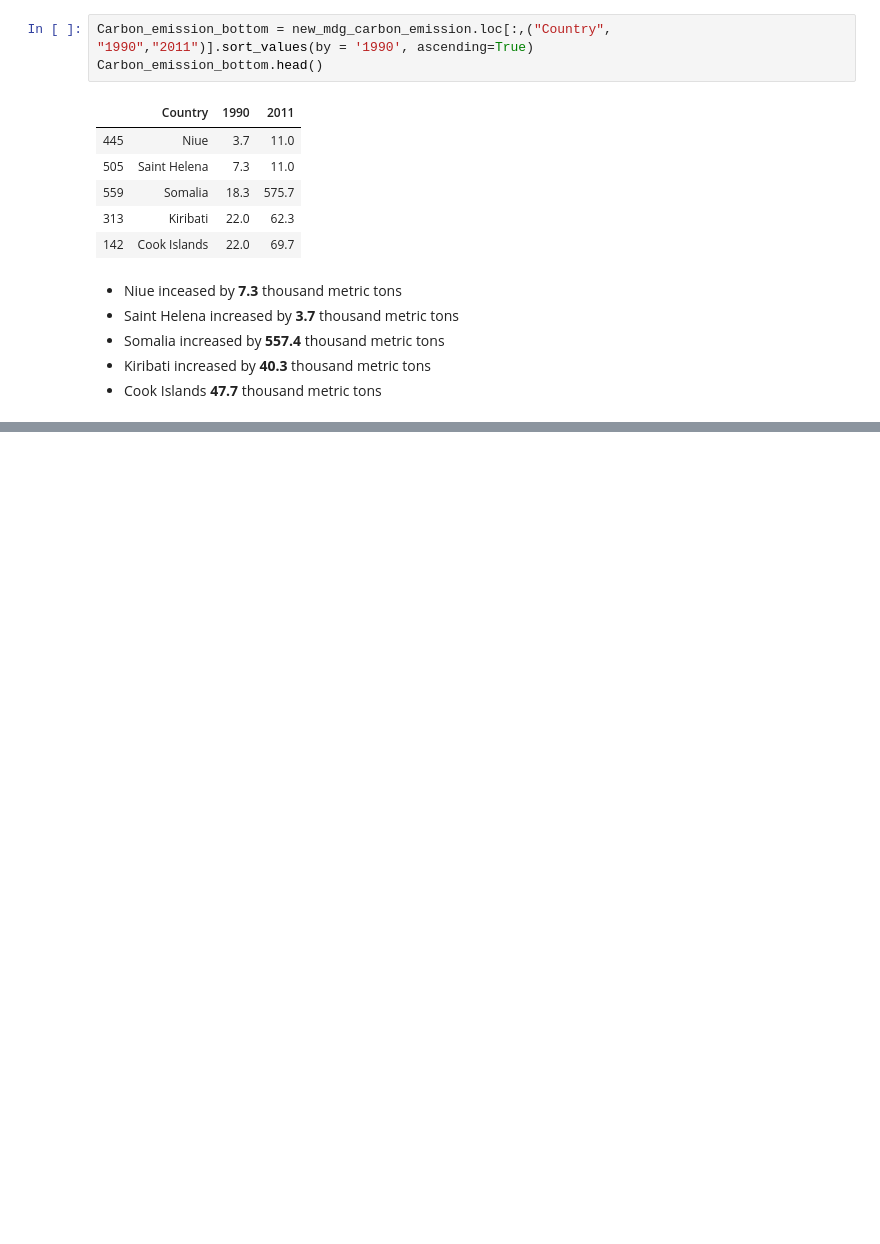
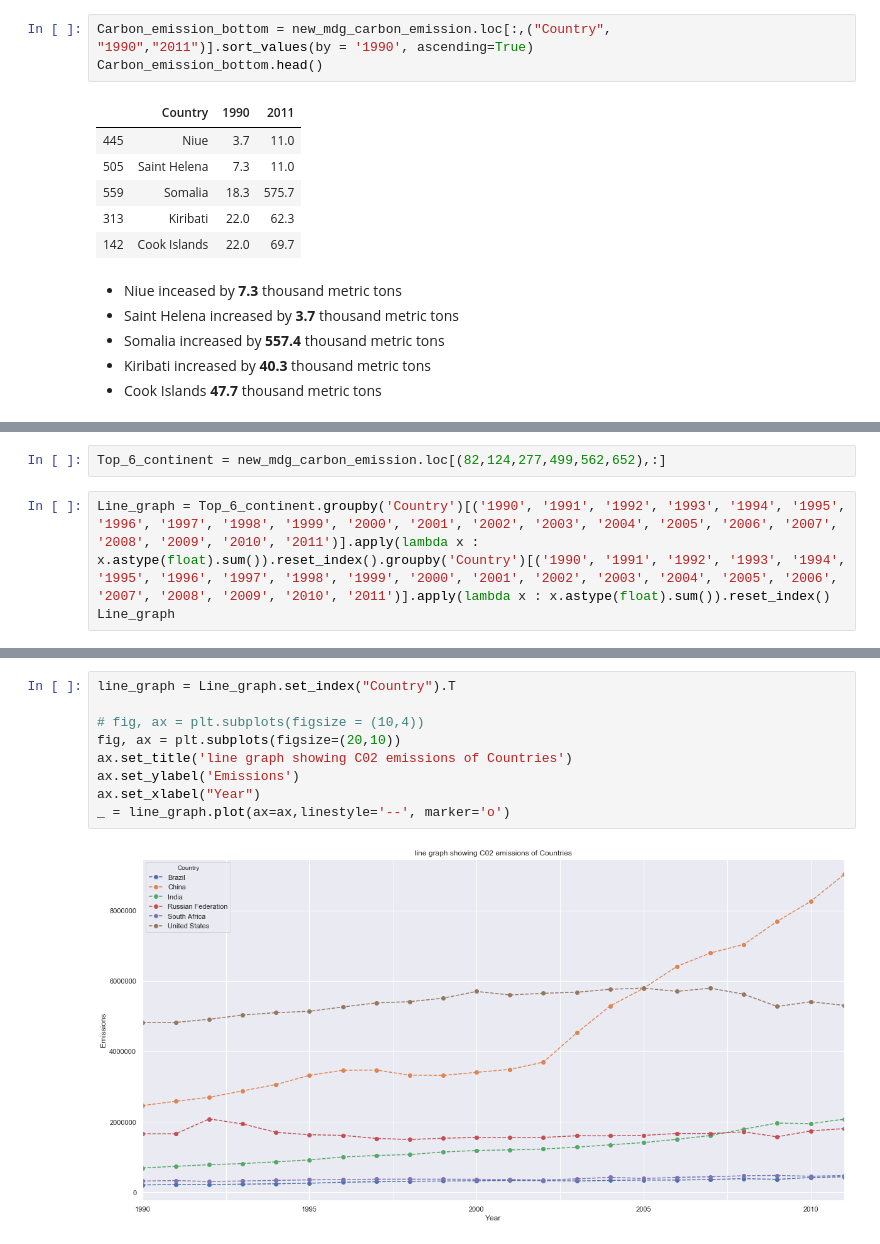
Before and after one commit to KhomotsoT/statistical-thinking, a Jupyter notebook: Statistical-thinking.ipynb, the cells around one changed output, grey strips where cells are left out. Saved outputs shown, nothing was run; the diff lists cells and outputs as text; blank space fills up the shorter version.

```diff
--- a/Statistical-thinking.ipynb
+++ b/Statistical-thinking.ipynb
@@ -432,0 +524,5 @@ Carbon_emission_bottom.head()
+# %%
+Top_6_continent = new_mdg_carbon_emission.loc[(82,124,277,499,562,652),:]
+# %%
+Line_graph = Top_6_continent.groupby('Country')[('1990', '1991', '1992', '1993', '1994', '1995', '1996', '1997', '1998', '1999', '2000', '2001', '2002', '2003', '2004', '2005', '2006', '2007', '2008', '2009', '2010', '2011')].apply(lambda x : x.astype(float).sum()).reset_index().groupby('Country')[('1990', '1991', '1992', '1993', '1994', '1995', '1996', '1997', '1998', '1999', '2000', '2001', '2002', '2003', '2004', '2005', '2006', '2007', '2008', '2009', '2010', '2011')].apply(lambda x : x.astype(float).sum()).reset_index()
+Line_graph
@@ -432,0 +538,11 @@ Carbon_emission_bottom.head()
+# %%
+line_graph = Line_graph.set_index("Country").T
+
+# fig, ax = plt.subplots(figsize = (10,4))
+fig, ax = plt.subplots(figsize=(20,10))
+ax.set_title('line graph showing C02 emissions of Countries')
+ax.set_ylabel('Emissions')
+ax.set_xlabel("Year")
+_ = line_graph.plot(ax=ax,linestyle='--', marker='o')
+# %% [output]
+[figure, added]
```
Also changed, not shown: parts of 25 cells of this notebook.
